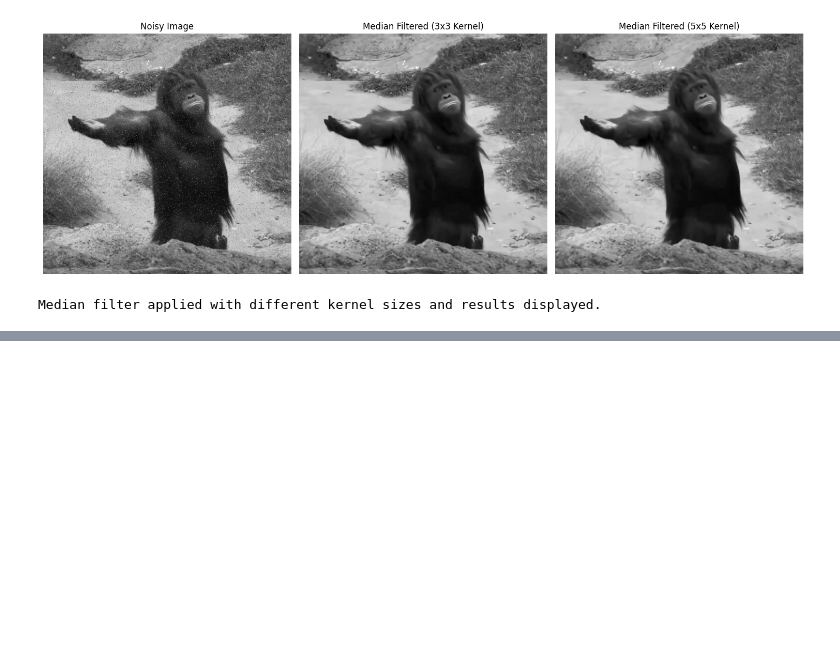
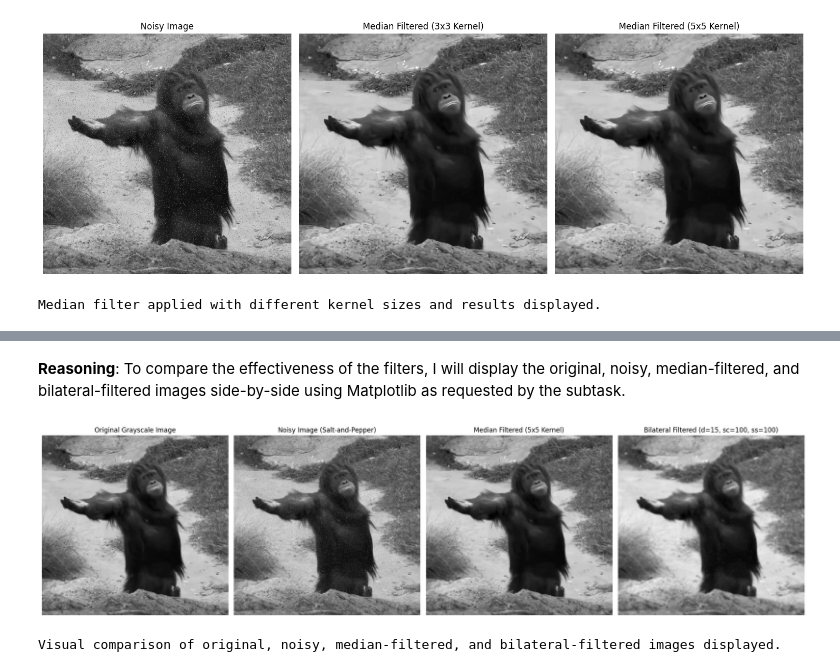
Before and after one commit to DCIT407-IMAGE-PROCESSING/Group-6---Noise-Reduction-Using-Median-and-Bilateral-Filters, a Jupyter notebook: notebook.ipynb, the cells around one changed output, grey strips where cells are left out. Drawn from its saved outputs; the diff is of its cells as text; code cells hidden in the pictures; blank space fills up the shorter version.

```diff
--- a/notebook.ipynb
+++ b/notebook.ipynb
@@ -190,0 +243,3 @@ Median filter applied with different kernel sizes and results displayed.
+# %% [markdown]
+**Reasoning**:
+To compare the effectiveness of the filters, I will display the original, noisy, median-filtered, and bilateral-filtered images side-by-side using Matplotlib as requested by the subtask.
@@ -190,0 +248,37 @@ Median filter applied with different kernel sizes and results displayed.
+# %%
+plt.figure(figsize=(20, 5))
+
+# Display the original grayscale image
+plt.subplot(1, 4, 1)
+plt.imshow(grayscale_image, cmap='gray')
+plt.title('Original Grayscale Image')
+plt.axis('off')
+
+# Display the noisy image
+plt.subplot(1, 4, 2)
+plt.imshow(noisy_image, cmap='gray')
+plt.title('Noisy Image (Salt-and-Pepper)')
+plt.axis('off')
+
+# Display the median-filtered image (using 5x5 kernel as it showed better noise reduction)
+plt.subplot(1, 4, 3)
+plt.imshow(median_filtered_image_5x5, cmap='gray')
+plt.title('Median Filtered (5x5 Kernel)')
+plt.axis('off')
+
+# Display the bilateral-filtered image (using the second set of parameters for more smoothing)
+plt.subplot(1, 4, 4)
+plt.imshow(bilateral_filtered_image_2, cmap='gray')
+plt.title('Bilateral Filtered (d=15, sc=100, ss=100)')
+plt.axis('off')
+
+# Adjust layout to prevent overlapping titles/labels
+plt.tight_layout()
+
+# Display the figure
+plt.show()
+
+print("Visual comparison of original, noisy, median-filtered, and bilateral-filtered images displayed.")
+# %% [output]
+[figure, added]
+Visual comparison of original, noisy, median-filtered, and bilateral-filtered images displayed.
```
Also changed, not shown: parts of 15 cells of this notebook.
